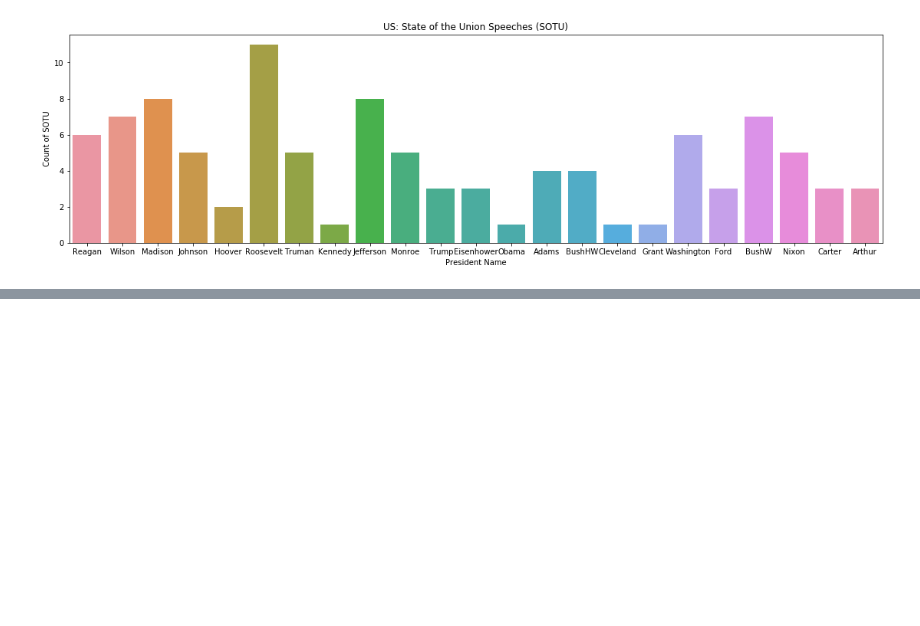
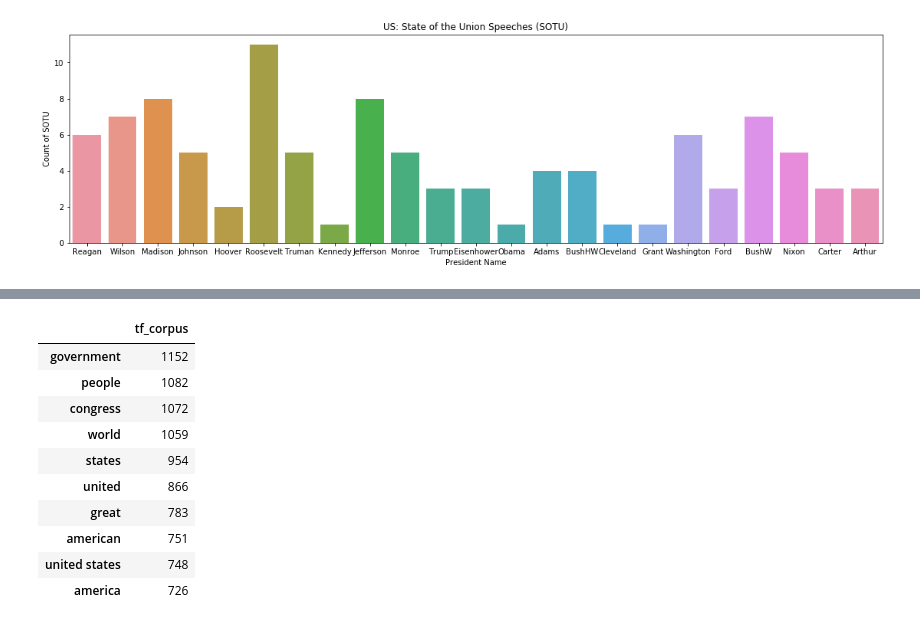
Before and after one commit to ksenluu/NU_453_NLP, a Jupyter notebook: A.3 Final Report - SOTU.ipynb, the cells around one changed output, grey strips where cells are left out. Cells and saved outputs as stored; diff of their text form; code cells hidden in the pictures; blank space fills up the shorter version.

```diff
--- a/A.3 Final Report - SOTU.ipynb
+++ b/A.3 Final Report - SOTU.ipynb
@@ -208,0 +601,14 @@ plt.show()
+# %%
+cv_matrix_corp_t[['tf_corpus']].nlargest(10, 'tf_corpus')
+# %% [output]
+|  | tf_corpus |
+| government | 1152 |
+| people | 1082 |
+| congress | 1072 |
+| world | 1059 |
+| states | 954 |
+| united | 866 |
+| great | 783 |
+| american | 751 |
+| united states | 748 |
+| america | 726 |
```
Also changed, not shown: parts of 12 cells of this notebook.
